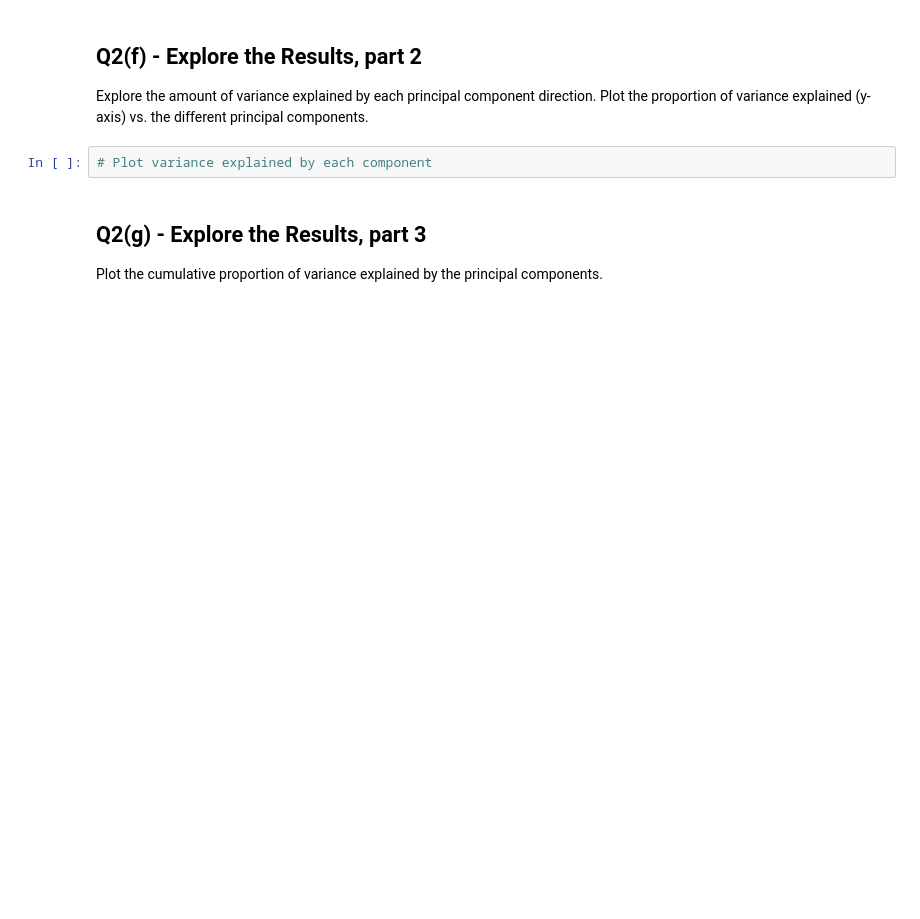
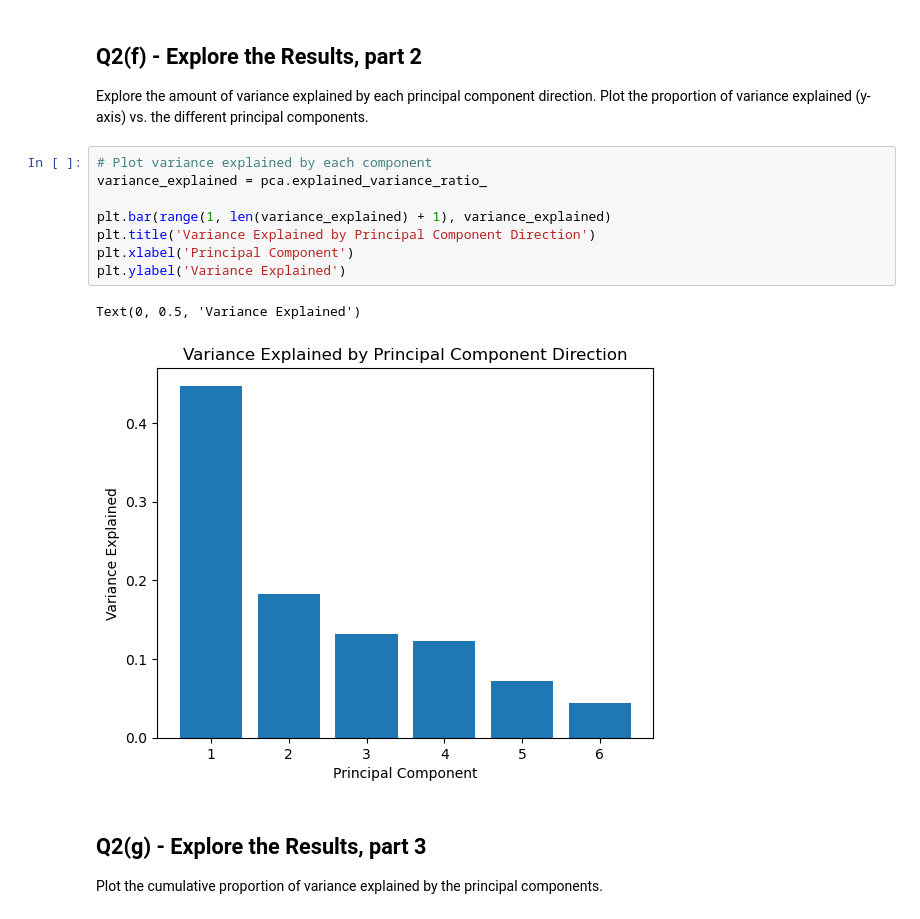
Before and after one commit to zecerman/CS4821, a Jupyter notebook: a3-4821/a3-4821.ipynb, the cells around one changed output. Saved outputs shown, nothing was run; the diff lists cells and outputs as text; blank space fills up the shorter version.

```diff
--- a/a3-4821/a3-4821.ipynb
+++ b/a3-4821/a3-4821.ipynb
@@ -466,6 +491,15 @@ Plot the transformed data in the space defined by the first two principal compon
 Explore the amount of variance explained by each principal component direction. Plot the proportion of variance explained (y-axis) vs. the different principal components.
 # %%
 # Plot variance explained by each component
+variance_explained = pca.explained_variance_ratio_
+
+plt.bar(range(1, len(variance_explained) + 1), variance_explained)
+plt.title('Variance Explained by Principal Component Direction')
+plt.xlabel('Principal Component')
+plt.ylabel('Variance Explained')
+# %% [output]
+Text(0, 0.5, 'Variance Explained')
+[figure, added]
 # %% [markdown]
 <!-- END QUESTION -->
 
```
Also changed, not shown: parts of 10 cells of this notebook.
